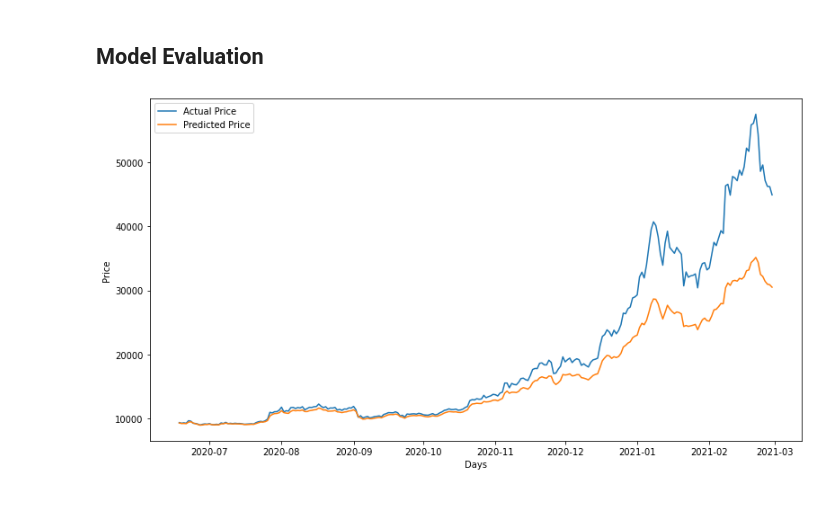
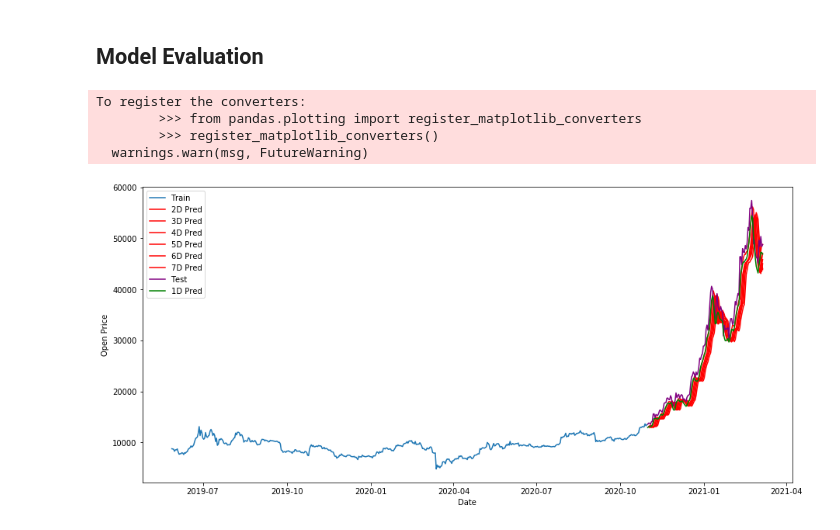
Before and after one commit to ErwinSchleier/lstm_bitcoin_forecast, a Jupyter notebook: lstm_bitcoin_forecast.ipynb, the cells around one changed output. Drawn from its saved outputs; the diff is of its cells as text; code cells hidden in the pictures; blank space fills up the shorter version.

Commit message:
improved diagrams, more readable code, added installation instructions

```diff
--- a/lstm_bitcoin_forecast.ipynb
+++ b/lstm_bitcoin_forecast.ipynb
@@ -131,4 +128,4 @@ def create_model(sequence_length, n_features=1, units=256, cell=LSTM, n_layers=2
     return model
 # %%
 model = create_model(sequence_length=7, cell=LSTM)
-history = model.fit(data["X_train"], data["y_train"], batch_size=64 , epochs=300 , validation_data=(data["X_test"], data["y_test"]), verbose=1)
+history = model.fit(data["X_train"], data["y_train"], batch_size=64 , epochs=300 , validation_data=(data["X_test"], data["y_test"]), verbose=0)
@@ -157,20 +140,35 @@ def evaluation(model, data):
     loss, mae = model.evaluate(data["X_test"], data["y_test"], verbose=0)
     y_pred = model.predict(data["X_test"])
     y_test = np.squeeze(data["scaler"].inverse_transform(np.expand_dims(data["y_test"], axis=0)))
-    y_pred = np.squeeze(data["scaler"].inverse_transform(y_pred))
+    y_pred = np.squeeze(data["scaler"].inverse_transform(y_pred)) # bislang noch keine X/Y Zuordnung
     test_df = data["test_df"]
-    test_df["predictions"] = y_pred
     test_df["y_test"] = y_test
-    return test_df, loss, mae
+    return test_df, y_pred, loss, mae
+# %%
+def predictions_shifting(final_df, predictions):
+    predictions = pd.DataFrame(predictions)
+    i = 0
+    for column in predictions:
+        predictions[column] = predictions[column].shift(i)
+        i += 1
+    df = final_df.reset_index().join(predictions).set_index("open_time")
+    return df
 # %%
-final_df, loss, mae = evaluation(model, data)
+final_df, predictions, loss, mae = evaluation(model, data)
+final_df = predictions_shifting(final_df, predictions)
-# %%
-plt.figure(figsize=(13,7))
-plt.plot(final_df["open"])
-plt.plot(final_df["predictions"])
-plt.xlabel("Days")
-plt.ylabel("Price")
-plt.legend(["Actual Price", "Predicted Price"])
-plt.show()
-# %% [output]
-[figure, removed]
+# %%
+plt.figure(figsize=(15,7))
+plt.plot(data["df"].iloc[:-(len(final_df) + 1)]["open"]) # train data
+plt.plot(final_df[[1, 2, 3, 4, 5, 6]], color="red") # predicted prices
+plt.plot(final_df["open"], color="purple") # test data
+plt.plot(final_df[0], color="green")
+plt.xlabel("Date")
+plt.ylabel("Open Price")
+plt.legend(["Train", "2D Pred", "3D Pred", "4D Pred", "5D Pred", "6D Pred", "7D Pred", "Test", "1D Pred"])
+plt.show()
+# %% [output]
+To register the converters:
+        >>> from pandas.plotting import register_matplotlib_converters
+        >>> register_matplotlib_converters()
+  warnings.warn(msg, FutureWarning)
+[figure, added]
```
Also changed, not shown: parts of 18 cells of this notebook, 3 other files.
